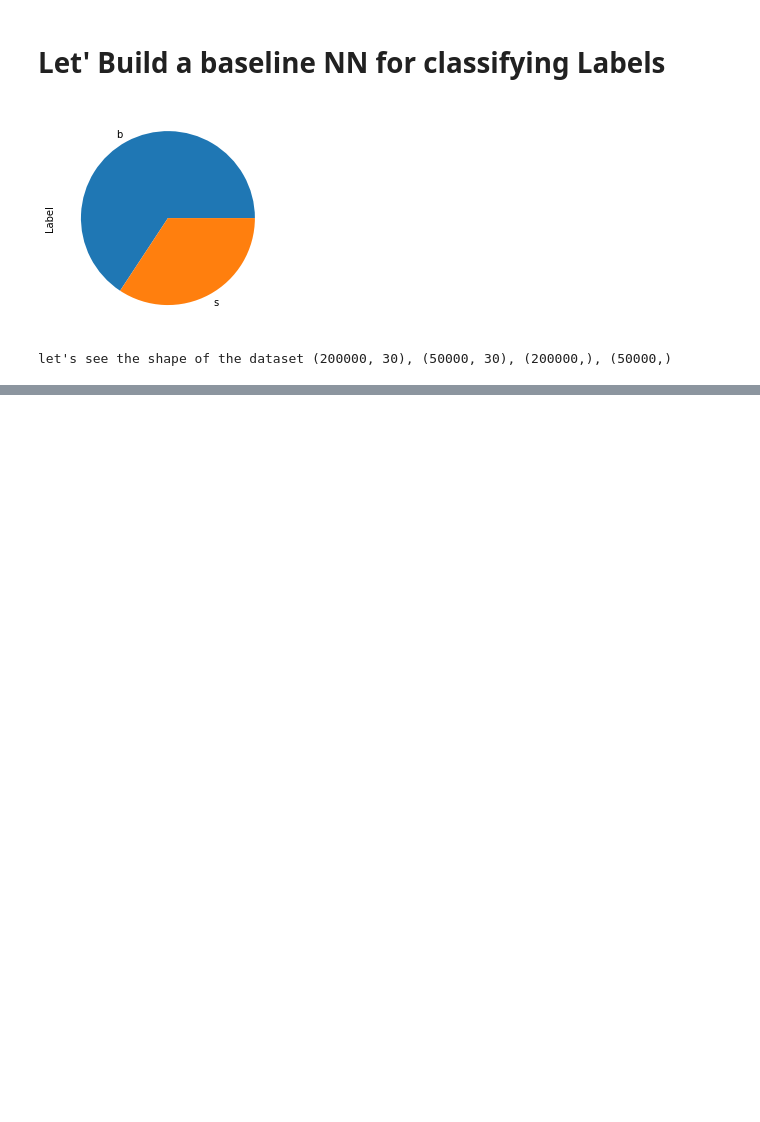
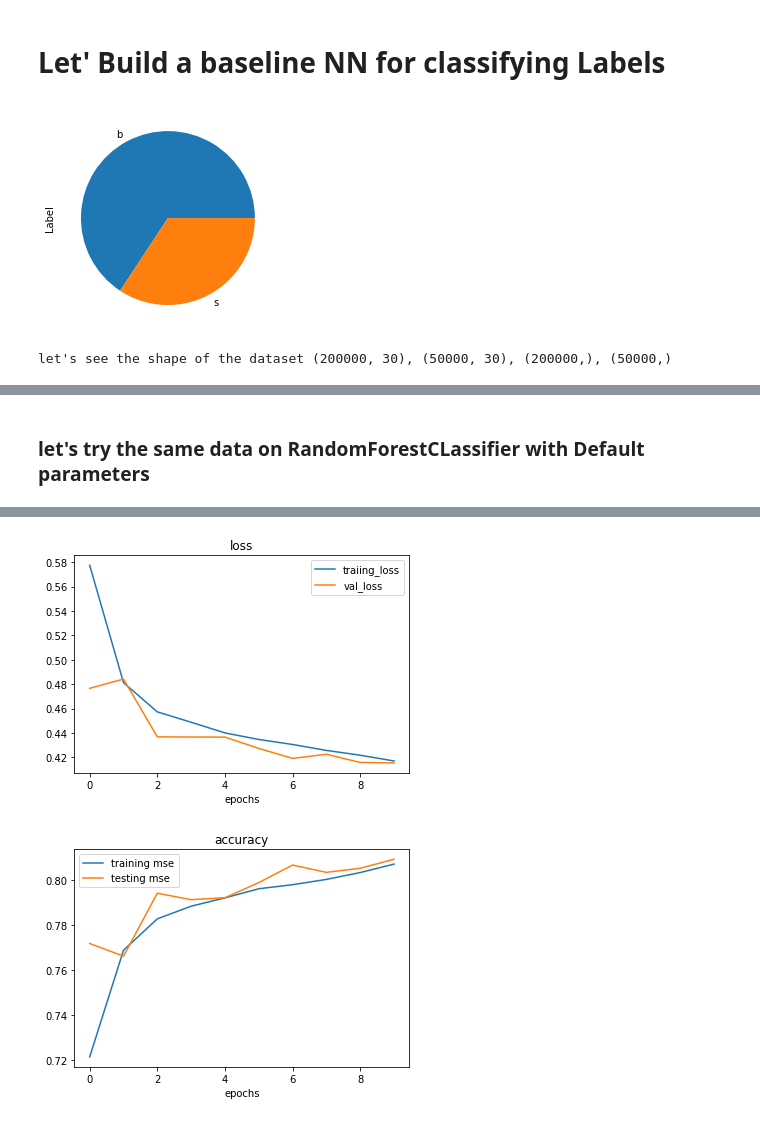
Before and after one commit to rushikeshnaik779/HiggsBoson, a Jupyter notebook: HiggsBoson_baseline.ipynb, the cells around one changed output, grey strips where cells are left out. Saved outputs shown, nothing was run; the diff lists cells and outputs as text; code cells hidden in the pictures; blank space fills up the shorter version.

```diff
--- a/HiggsBoson_baseline.ipynb
+++ b/HiggsBoson_baseline.ipynb
@@ -245,0 +316,28 @@ plot_loss_curves(history_2)
+# %% [markdown]
+### let's try the same data on RandomForestCLassifier with Default parameters
+# %%
+tf.random.set_seed(42)
+
+model  = tf.keras.Sequential([
+                              tf.keras.layers.Dense(512),
+                              tf.keras.layers.Dense(256, activation='relu'),
+                              tf.keras.layers.Dense(128, activation='relu'),
+                              tf.keras.layers.Dense(64, activation='relu'),
+                              tf.keras.layers.Dense(32, activation='relu'),
+                              tf.keras.layers.Dense(16, activation='relu'),
+                              tf.keras.layers.Dense(8, activation='relu'),
+                              tf.keras.layers.Dense(2, activation='relu'),
+
+                              tf.keras.layers.Dense(1,activation="sigmoid", name="output_layer")
+])
+
+model.compile(
+    loss = tf.keras.losses.BinaryCrossentropy(),
+    optimizer = tf.keras.optimizers.Adam(lr=0.0001),
+    metrics = ['accuracy'],
+
+)
+# %%
+history_2 = model.fit(X_train, y_train_label, epochs=10, validation_data=(X_test, y_test_label))
+plot_loss_curves(history_2)
+# %% [output]
@@ -245,0 +364,2 @@ plot_loss_curves(history_2)
+[figure, added]
+[figure, added]
```
Also changed, not shown: parts of 13 cells of this notebook.
